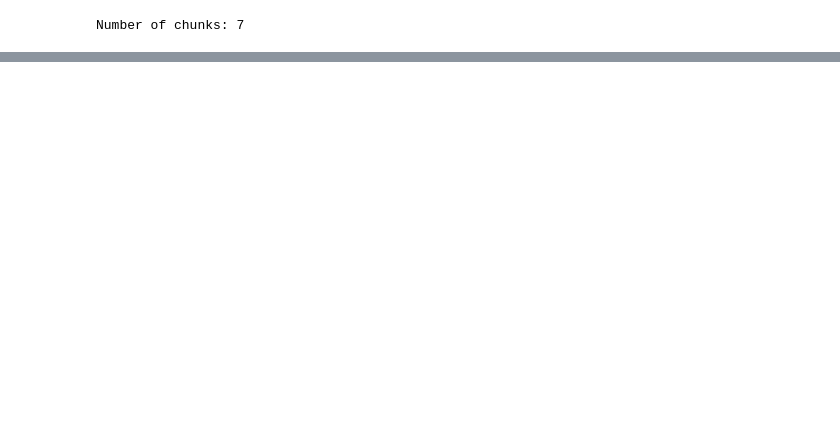
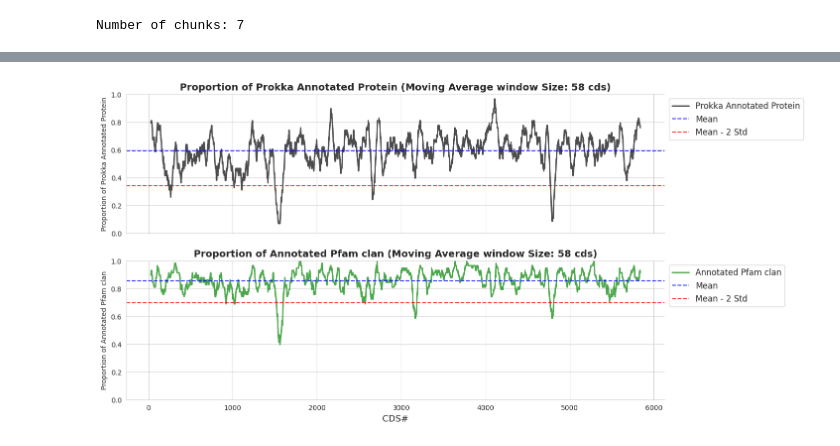
Before and after one commit to khoa-yelo/hyra, a Jupyter notebook: hydra.ipynb, the cells around one changed output, grey strips where cells are left out. Saved outputs shown, nothing was run; the diff lists cells and outputs as text; code cells hidden in the pictures; blank space fills up the shorter version.

```diff
--- a/hydra.ipynb
+++ b/hydra.ipynb
@@ -94,12 +122,17 @@ df_pfam.columns = ["name", "pfam_acc", "id", "space", "evalue"]
 df_pfam["pfam"] = df_pfam["pfam_acc"].apply(lambda x: x.split(".")[0] if pd.notna(x) else x)
 df_pfam["clan"] = df_pfam["pfam"].map(clan_fam_dict)
 df_pfam["evalue"] = df_pfam["evalue"].astype(float)
-df_pfam = df_pfam[df_pfam["evalue"] < 0.01]
+df_pfam = df_pfam[df_pfam["evalue"] < 0.001]
 id_pclan_dict = df_pfam.groupby("id").agg({"clan":list}).to_dict()['clan']
+id_integrated_dict = df_clan.set_index("pclan")["DOI"].to_dict()
+df_pfam["DOI"] = df_pfam["clan"].map(id_integrated_dict)
+id_integrated_dict = df_pfam.groupby("id").agg({"DOI": "any"}).to_dict()['DOI']
 # %%
+window = int(len(chunked_features_parsed[0]) * 0.01)
 df_product = pd.DataFrame(chunked_features_parsed[0])
 df_product["pclan"] = df_product["id"].map(id_pclan_dict)
-df_product["protein_annotated"] = df_product["product"].str.contains("hypothetical protein") * 1.
-df_product["clan_annotated"] = df_product["pclan"].apply(lambda x: 1. if x is not None else 0.)
-df_product["protein_annotated_mavg"] = df_product["protein_annotated"].rolling(window=10).mean()
-df_product["clan_annotated_mavg"] = df_product["clan_annotated"].rolling(window=10).mean()
+df_product["DOI"] = df_product["id"].map(id_integrated_dict)
+df_product["protein_annotated"] = ~df_product["product"].str.contains("hypothetical protein") * 1.
+df_product["clan_annotated"] = df_product["pclan"].apply(lambda x: 1. if isinstance(x, list) else 0.)
+df_product["protein_annotated_mavg"] = df_product["protein_annotated"].rolling(window=window, center = True).mean()
+df_product["clan_annotated_mavg"] = df_product["clan_annotated"].rolling(window=window, center = True).mean()
@@ -126,5 +138,0 @@ plt.legend()
-# %%
-# apply moving average to the unannotated column
-window_size = 50
-df_product["unannotated_ma"] = df_product["unannotated"].rolling(window=window_size).mean()
-plt.plot(df_product["unannotated_ma"])
@@ -133,0 +155,42 @@ plt.plot(df_product["unannotated_ma"])
+# %%
+import matplotlib.pyplot as plt
+import seaborn as sns
+
+# Set Seaborn style
+sns.set_style("whitegrid")
+
+# Create figure and subplots
+fig, axes = plt.subplots(2, 1, figsize=(14, 8), sharex=True)
+
+# Define colors
+colors = ["black", "green"]
+highlight_colors = ["blue", "red"]
+names = ["Prokka Annotated Protein", "Annotated Pfam clan"]
+# Plot data with enhancements
+for i, (col, color) in enumerate(zip(["protein_annotated_mavg", "clan_annotated_mavg"], colors)):
+    mean, std = df_product[col].mean(), df_product[col].std()
+
+    # Lineplot with transparency for smooth look
+    sns.lineplot(data=df_product, x=df_product.index, y=col, ax=axes[i], color=color, linewidth=2, label=f"{names[i]}", alpha=0.7)
+    # Highlight mean and ±2 standard deviation with dashed lines
+    for offset, hcolor, label in zip([0, -2 * std], highlight_colors, ["Mean", "Mean - 2 Std"]):
+        axes[i].axhline(mean + offset, color=hcolor, linestyle='--', linewidth=1.5, alpha=0.8, label=label)
+    # Customize appearance
+    axes[i].set_ylabel(f"Proportion of {names[i]}")
+    axes[i].set_ylim(0, 1)
+    axes[i].set_title(f"Proportion of {names[i]} (Moving Average window Size: {window} cds)", fontsize=14, fontweight="bold")
+    axes[i].legend(frameon=True, fontsize=12, loc="upper left", bbox_to_anchor=(1, 1))
+    axes[i].spines["top"].set_visible(False)
+    axes[i].spines["right"].set_visible(False)
+
+    #plot vertical lines for DOI == True
+    # for idx, row in df_product[df_product["DOI"] == 1].iterrows():
+    #     axes[i].axvline(x=idx, color="red", linestyle="--", alpha=0.5)
+
+# Fine-tune layout
+plt.xlabel("CDS#", fontsize=13)
+
+# Show plot
+plt.show()
+# %% [output]
+[figure, added]
```
Also changed, not shown: parts of 12 cells of this notebook, 2 other files.
